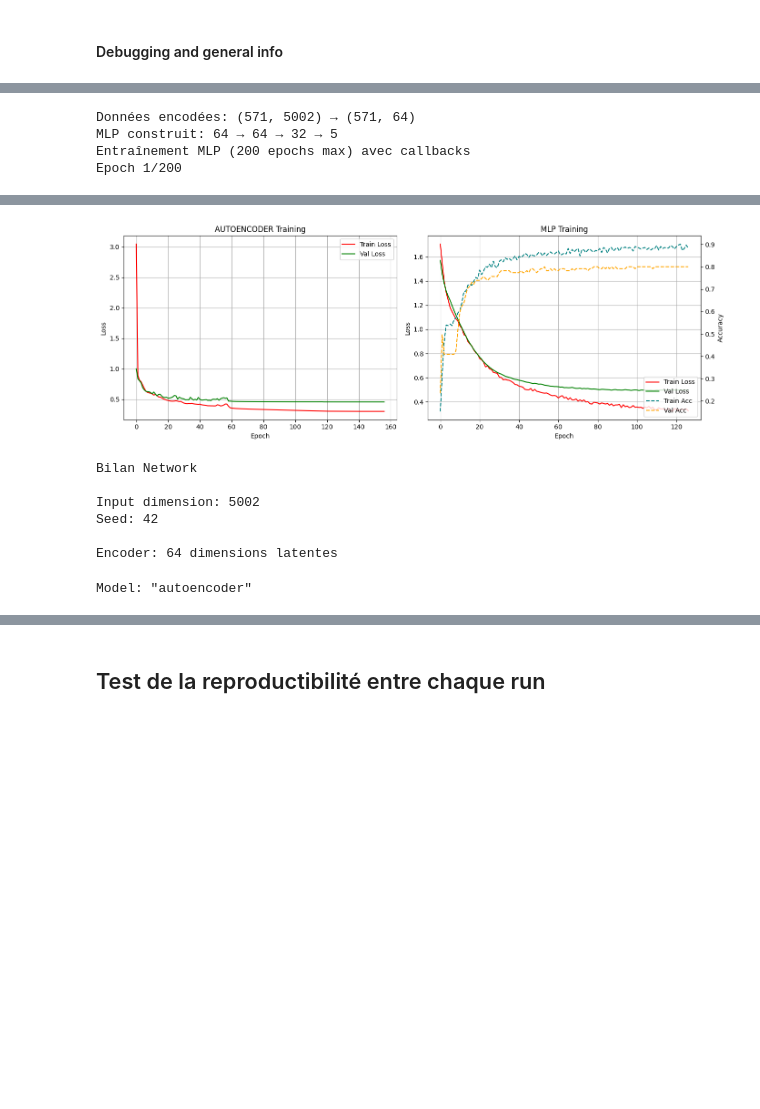
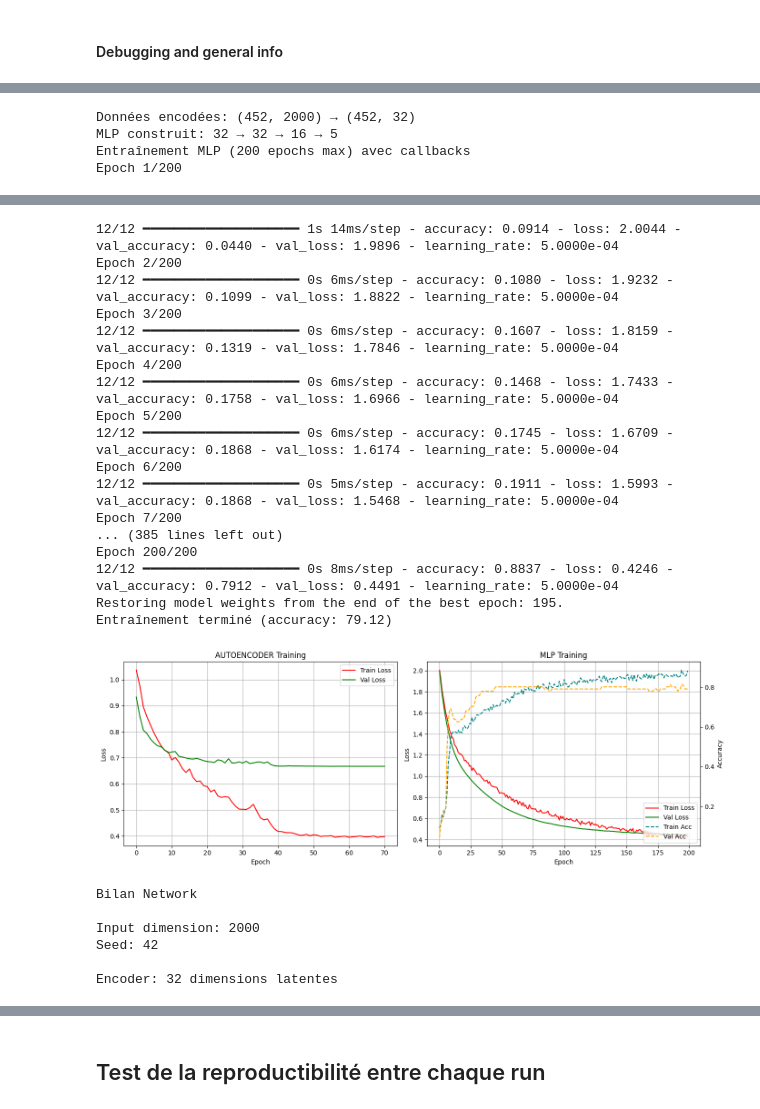
Before and after one commit to PCamargo710/UM5BIP12_Deep-Learning-KASSIOUI-LARDJANI-CAMARGO, a Jupyter notebook: Projet_DL.ipynb, the cells around one changed output, grey strips where cells are left out. Drawn from its saved outputs; the diff is of its cells as text; code cells hidden in the pictures; blank space fills up the shorter version.

```diff
--- a/Projet_DL.ipynb
+++ b/Projet_DL.ipynb
@@ -130,0 +74,5 @@ On inclus les metadonnées qui nous intéressent
+# %%
+data_clean=pd.read_table("TCGA_IDC_ILC_Mixed.tsv")
+data_cohort=pd.read_csv("clinical_metadata.csv")
+print(f"Données chargées: {data_clean.shape}")
+print(f"Méta données chargées: {data_cohort.shape}")
@@ -130,0 +82,4 @@ On inclus les metadonnées qui nous intéressent
+# %%
+data_clean = data_clean.rename(columns={"Unnamed: 0": "Case_ID"})
+data_clean = data_clean.set_index("Case_ID")
+print(data_clean.columns)
@@ -219,7 +184,7 @@ def stratified_train_test_split_with_indices(X, y, test_size=0.3, random_state=4
 
 # Test
 X_train, X_test, Y_train, Y_test, train_index, test_index = stratified_train_test_split_with_indices(
-    test_matrix_clean,
+    data_clean,
     y,
     test_size=T,
     random_state=seed
@@ -1159,41 +1124,35 @@ Call these functions to use the differents modules of the class
 The parameters are fully modular.
 # %%
 """Initialisation de la classe"""
-network = RNASeqNetwork(input_dim=X_train_scaled.shape[1], seed=seed)
+network = RNASeqNetwork(input_dim=X_train.shape[1], seed=seed)
 
 """Autoencoder and latent space encoding"""
 
 print(f"Target de prédiction: {Target}\n")
-
 network.build_autoencoder(
-    encoding_dim=64,
+    encoding_dim=32,
     activation="relu",
-    hidden_layers=[1024, 512],
-    dropout_rate=0.0
+    hidden_layers=[512, 256],
+    dropout_rate=0.1
 )
 network.train_autoencoder(
     X_train=X_train,
     epochs=300,
-    batch_size=32,
+    batch_size=16,
+    validation_split=0.2,
     learning_rate=5e-4
 )
-X_train_encoded=network.encode_data(X_train)
-
 network.plot_ae_networkx(layer_names=("Input", "Enc 1", "Enc 2", "Latent", "Dec 1", "Dec 2", "Output"),
     max_nodes_per_layer=10,
     title="Architecture de l'autoencodeur")
 
-"""Clustering"""
-network.evaluate_clustering(max_clusters=50)
-network.plot_metrics_comparison()
-network.select_optimal_clusters_advanced(strategy='normalized_vote') #Choisir entre normalized, z-score or simple-vote
-network.plot_ensemble_voting()
-y_train = network.cluster_data(X_train_encoded)
-# Visualiser
-print("\nPlot training history\n")
 network.plot_training_history()
-network.plot_cluster_analysis()
 
+X_train_reconstructed = network.autoencoder.predict(X_train, verbose=0)
+X_test_reconstructed = network.autoencoder.predict(X_test, verbose=0)
+print(f"Shape de l'output: {X_train_reconstructed.shape}")
+
+X_train_encoded=network.encode_data(X_train)
 X_test_encoded=network.encode_data(X_test)
 """Sauvegarde et Bilan"""
 network.save_models('models/rnaseq_tuning')
@@ -1333,8 +1285,6 @@ Normal: 18 (3.2%)
 # %%
 from sklearn.utils.class_weight import compute_class_weight
-import numpy as np
 
-# Ensure the model sees train features
 X_train_encoded = network.encode_data(X_train)
 
 classes = np.unique(Y_train)
@@ -1343,7 +1293,7 @@ class_weight_dict = {int(cls): float(w) for cls, w in zip(classes, weights)}
 
 network.build_mlp_classifier(
     n_classes=len(classes),
-    hidden_layers=[64, 32],
+    hidden_layers=[32, 16],
     activation="sigmoid",
     dropout_rate=0.1
 )
@@ -1360,7 +1310,7 @@ network.train_mlp_classifier(
 network.plot_training_history()
 network.summary()
 # %% [output]
-Données encodées: (571, 5002) → (571, 64)
-MLP construit: 64 → 64 → 32 → 5
+Données encodées: (452, 2000) → (452, 32)
+MLP construit: 32 → 32 → 16 → 5
 Entraînement MLP (200 epochs max) avec callbacks
 Epoch 1/200
@@ -1384,8 +1318,24 @@ Entraînement terminé (accuracy: 80.00)
+12/12 ━━━━━━━━━━━━━━━━━━━━ 1s 14ms/step - accuracy: 0.0914 - loss: 2.0044 - val_accuracy: 0.0440 - val_loss: 1.9896 - learning_rate: 5.0000e-04
+Epoch 2/200
+12/12 ━━━━━━━━━━━━━━━━━━━━ 0s 6ms/step - accuracy: 0.1080 - loss: 1.9232 - val_accuracy: 0.1099 - val_loss: 1.8822 - learning_rate: 5.0000e-04
+Epoch 3/200
+12/12 ━━━━━━━━━━━━━━━━━━━━ 0s 6ms/step - accuracy: 0.1607 - loss: 1.8159 - val_accuracy: 0.1319 - val_loss: 1.7846 - learning_rate: 5.0000e-04
+Epoch 4/200
+12/12 ━━━━━━━━━━━━━━━━━━━━ 0s 6ms/step - accuracy: 0.1468 - loss: 1.7433 - val_accuracy: 0.1758 - val_loss: 1.6966 - learning_rate: 5.0000e-04
+Epoch 5/200
+12/12 ━━━━━━━━━━━━━━━━━━━━ 0s 6ms/step - accuracy: 0.1745 - loss: 1.6709 - val_accuracy: 0.1868 - val_loss: 1.6174 - learning_rate: 5.0000e-04
+Epoch 6/200
+12/12 ━━━━━━━━━━━━━━━━━━━━ 0s 5ms/step - accuracy: 0.1911 - loss: 1.5993 - val_accuracy: 0.1868 - val_loss: 1.5468 - learning_rate: 5.0000e-04
+Epoch 7/200
+... (385 lines left out)
+Epoch 200/200
+12/12 ━━━━━━━━━━━━━━━━━━━━ 0s 8ms/step - accuracy: 0.8837 - loss: 0.4246 - val_accuracy: 0.7912 - val_loss: 0.4491 - learning_rate: 5.0000e-04
+Restoring model weights from the end of the best epoch: 195.
+Entraînement terminé (accuracy: 79.12)
-[figure, old version]
+[figure, new version]
-Bilan Network
-
-Input dimension: 5002
-Seed: 42
-
-Encoder: 64 dimensions latentes
-Model: "autoencoder"
+Bilan Network
+
+Input dimension: 2000
+Seed: 42
+
+Encoder: 32 dimensions latentes
```
Also changed, not shown: parts of 26 cells of this notebook.
